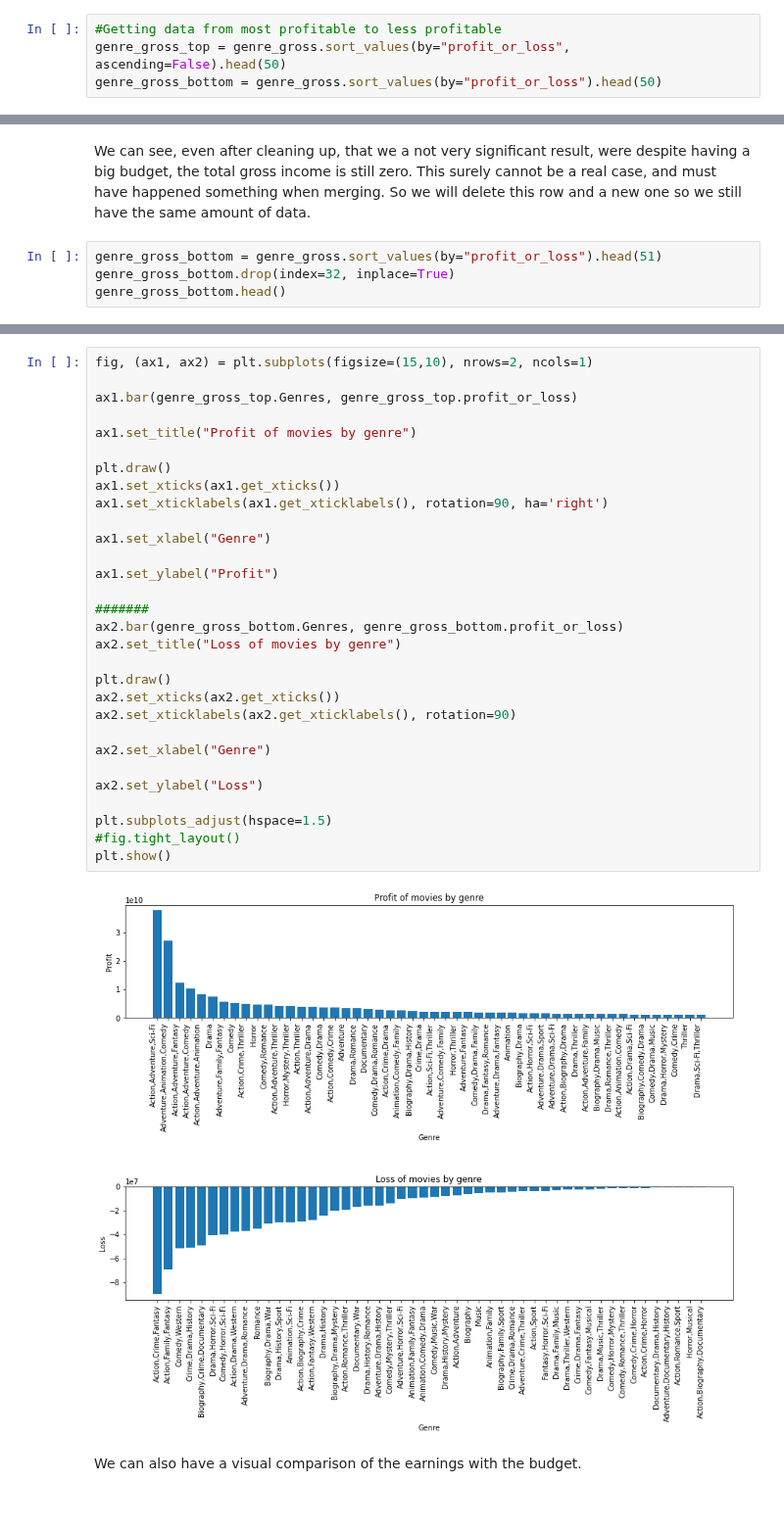
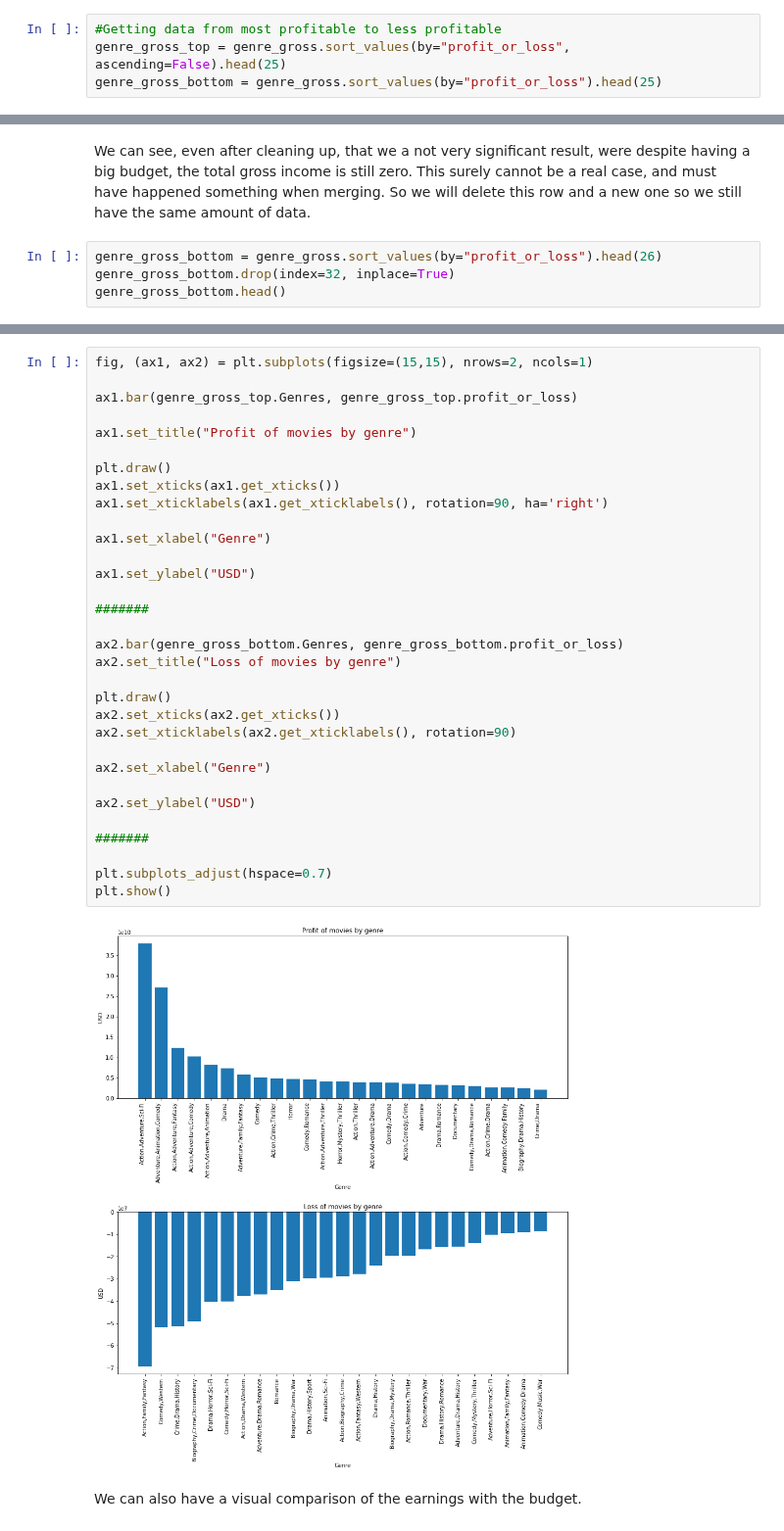
Before and after one commit to QuinnGrigsby/Capstone_Git-ing_it_done_MovieInformation, a Jupyter notebook: Data Understanding.ipynb, the cells around one changed output, grey strips where cells are left out. Shown at 98% size. Saved outputs shown, nothing was run; the diff lists cells and outputs as text.

Commit message:
Add comparisons graph

```diff
--- a/Data Understanding.ipynb
+++ b/Data Understanding.ipynb
@@ -429,8 +429,8 @@ gross_and_rating.head()
 genre_gross = gross_and_rating.groupby(by="Genres", as_index=False).sum()
 # %%
 #Getting data from most profitable to less profitable
-genre_gross_top = genre_gross.sort_values(by="profit_or_loss", ascending=False).head(50)
-genre_gross_bottom = genre_gross.sort_values(by="profit_or_loss").head(50)
+genre_gross_top = genre_gross.sort_values(by="profit_or_loss", ascending=False).head(25)
+genre_gross_bottom = genre_gross.sort_values(by="profit_or_loss").head(25)
 # %%
 genre_gross_top.head()
 # %% [output]
@@ -452,7 +452,7 @@ genre_gross_bottom.head()
 # %% [markdown]
 We can see, even after cleaning up, that we a not very significant result, were despite having a big budget, the total gross income is still zero. This surely cannot be a real case, and must have happened something when merging. So we will delete this row and a new one so we still have the same amount of data.
 # %%
-genre_gross_bottom = genre_gross.sort_values(by="profit_or_loss").head(51)
+genre_gross_bottom = genre_gross.sort_values(by="profit_or_loss").head(26)
 genre_gross_bottom.drop(index=32, inplace=True)
 genre_gross_bottom.head()
 # %% [output]
@@ -463,36 +463,38 @@ genre_gross_bottom.head()
 | 120 | Biography,Crime,Documentary | 87000000.0 | 18115927.0 | 19819208.0 | 37935135.0 | -49064865.0 | 14.2 | ... |
 | 233 | Drama,Horror,Sci-Fi | 92100000.0 | 10502978.0 | 41252550.0 | 51755528.0 | -40344472.0 | 37.1 | ... |
 # %%
-fig, (ax1, ax2) = plt.subplots(figsize=(15,10), nrows=2, ncols=1)
+fig, (ax1, ax2) = plt.subplots(figsize=(15,15), nrows=2, ncols=1)
 
 ax1.bar(genre_gross_top.Genres, genre_gross_top.profit_or_loss)
 
 ax1.set_title("Profit of movies by genre")
 
 plt.draw()
 ax1.set_xticks(ax1.get_xticks())
 ax1.set_xticklabels(ax1.get_xticklabels(), rotation=90, ha='right')
 
 ax1.set_xlabel("Genre")
 
-ax1.set_ylabel("Profit")
+ax1.set_ylabel("USD")
 
 #######
+
 ax2.bar(genre_gross_bottom.Genres, genre_gross_bottom.profit_or_loss)
 ax2.set_title("Loss of movies by genre")
 
 plt.draw()
 ax2.set_xticks(ax2.get_xticks())
 ax2.set_xticklabels(ax2.get_xticklabels(), rotation=90)
 
 ax2.set_xlabel("Genre")
 
-ax2.set_ylabel("Loss")
+ax2.set_ylabel("USD")
 
-plt.subplots_adjust(hspace=1.5)
-#fig.tight_layout()
+#######
+
+plt.subplots_adjust(hspace=0.7)
 plt.show()
 # %% [output]
-[figure, old version]
+[figure, new version]
 # %% [markdown]
 We can also have a visual comparison of the earnings with the budget.
```
Also changed, not shown: parts of 1 cell of this notebook.
